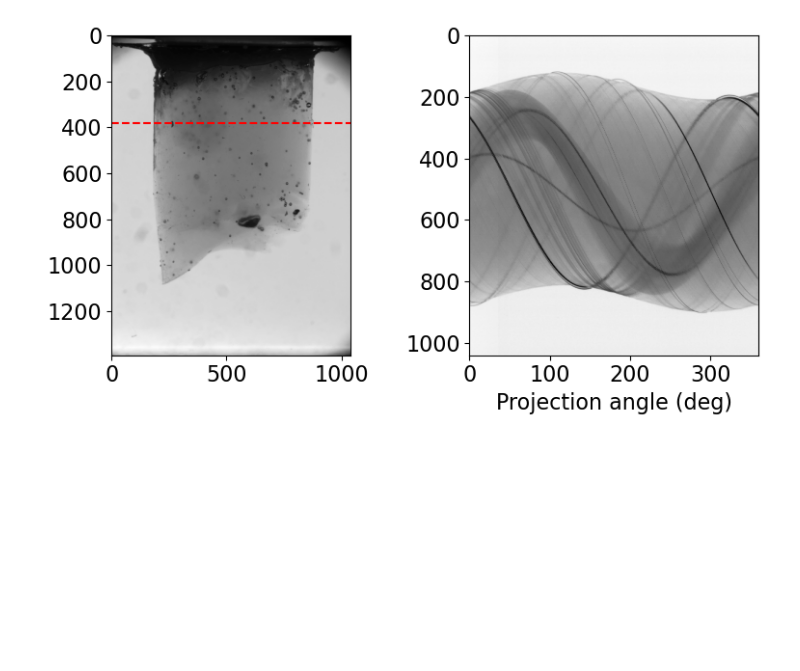
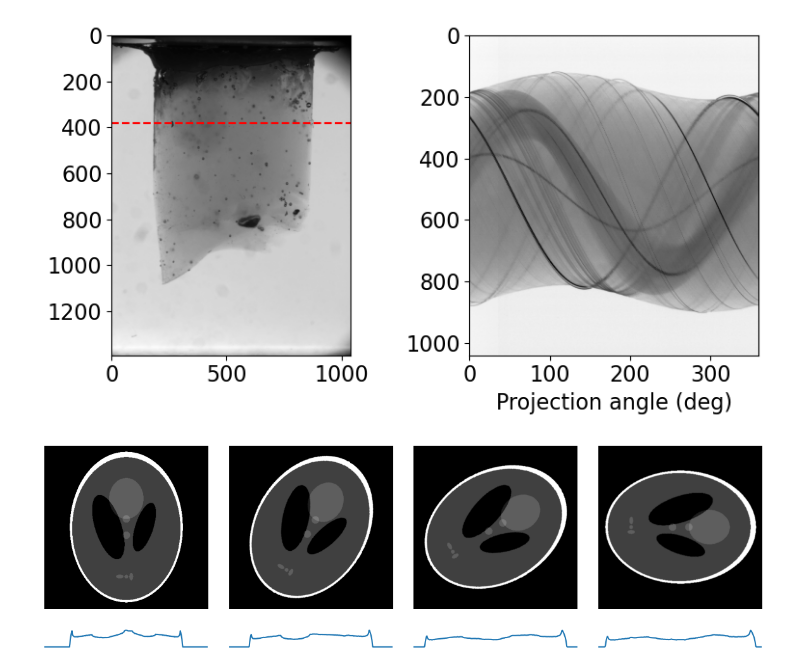
Before and after one commit to kwokkenton/optea, a Jupyter notebook: plot_sinogram.ipynb, the cells around one changed output. Saved outputs shown, nothing was run; the diff lists cells and outputs as text; code cells hidden in the pictures; blank space fills up the shorter version.

```diff
--- a/plot_sinogram.ipynb
+++ b/plot_sinogram.ipynb
@@ -56,3 +66,47 @@ plot_sinogram_slice(im, 380)
 
 # app = vv.use()
 # app.Run()
+# %%
+from skimage.data import shepp_logan_phantom
+from skimage.transform import radon, rescale
+from matplotlib.gridspec import GridSpec
+import cv2
+
+def rotate_image(image, angle):
+    image_center = tuple(np.array(image.shape[1::-1]) / 2)
+    rot_mat = cv2.getRotationMatrix2D(image_center, -angle, 1.0)
+    result = cv2.warpAffine(image, rot_mat, image.shape[1::-1], flags=cv2.INTER_LINEAR)
+    return result
+
+image = shepp_logan_phantom()
+
+fig, axes = plt.subplots(nrows=2, ncols=4, sharex='col', sharey=False,
+                               gridspec_kw={'height_ratios': [10, 1]},
+                               figsize=(12, 4))
+fig.set_tight_layout({'rect': [0, 0, 1, 1], 'pad': 1.5, 'h_pad': 1.5})
+
+axes[0][0].imshow(image, cmap=plt.cm.Greys_r)
+axes[1][0].plot(np.sum(image, axis=0))
+
+ANGLE = 30
+
+image = rotate_image(image, ANGLE)
+axes[0][1].imshow(image, cmap=plt.cm.Greys_r)
+axes[1][1].plot(np.sum(image, axis=0))
+
+image = rotate_image(image, ANGLE)
+axes[0][2].imshow(image, cmap=plt.cm.Greys_r)
+axes[1][2].plot(np.sum(image, axis=0))
+
+image = rotate_image(image, ANGLE)
+axes[0][3].imshow(image, cmap=plt.cm.Greys_r)
+axes[1][3].plot(np.sum(image, axis=0))
+
+for axs in axes:
+    for ax in axs:
+        ax.axis('off')
+
+plt.savefig('projections.png', transparent=True, dpi=300)
+plt.show()
+# %% [output]
+[figure, added]
```
Also changed, not shown: parts of 5 cells of this notebook, 3 other files.
